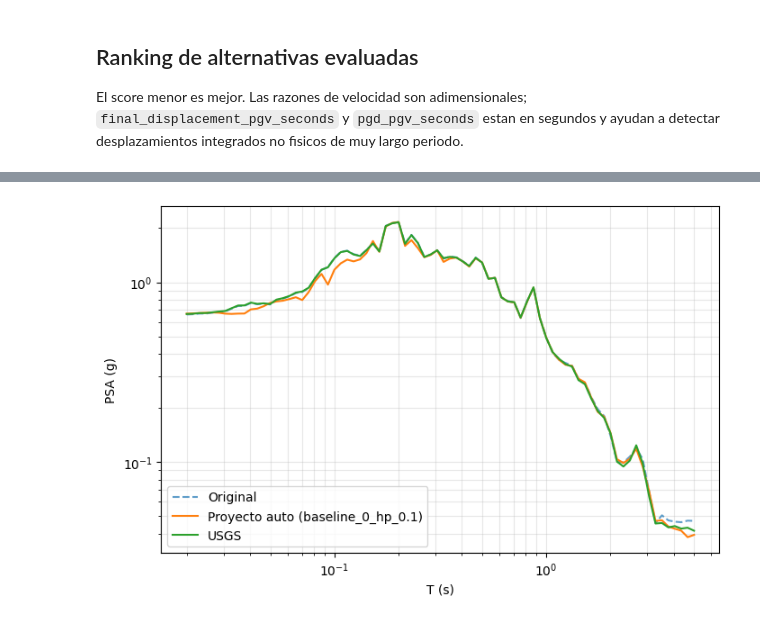
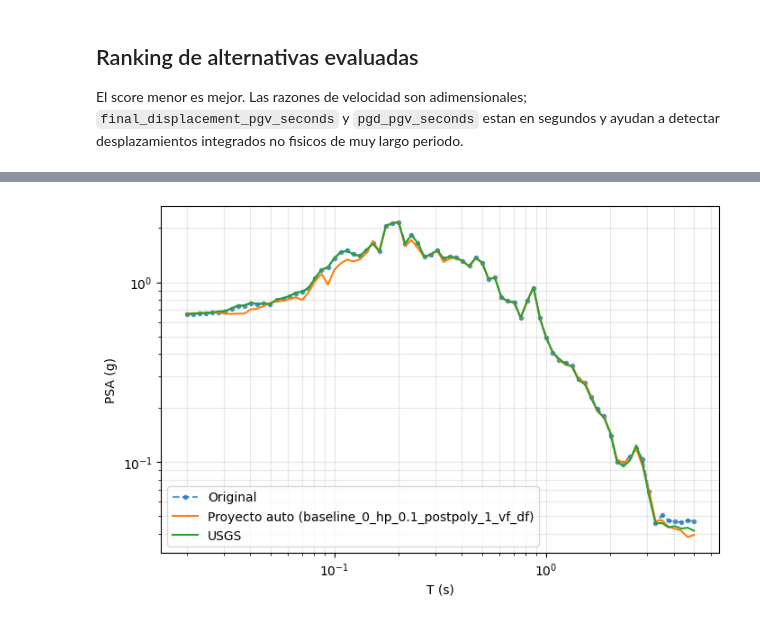
Before and after one commit to joelefrain/SignalProcessor, a Jupyter notebook: notebooks/01_correccion_senales.ipynb, the cells around one changed output, grey strips where cells are left out. Drawn from its saved outputs; the diff is of its cells as text; code cells hidden in the pictures.

```diff
--- a/notebooks/01_correccion_senales.ipynb
+++ b/notebooks/01_correccion_senales.ipynb
@@ -60,5 +67,19 @@ El flujo automatizado sigue el marco teorico de correccion de senales:
 # %%
-recommendation = recommend_correction_method(raw, t_min=0.05, t_max=3.0, snr_threshold=3.0)
+# Familias de filtro que entran al barrido automatico.
+# Opciones canonicas: 'butterworth', 'cheby1', 'cheby2', 'ellip', 'bessel'.
+# Tambien acepta alias: 'all'/'todas' para todas, 'chebyshev', 'chevyshev', 'elliptic', etc.
+FILTER_TYPES_RECOMMENDATION = 'butterworth'
+# Ejemplos:
+# FILTER_TYPES_RECOMMENDATION = 'bessel'
+# FILTER_TYPES_RECOMMENDATION = ['butterworth', 'bessel']
+
+recommendation = recommend_correction_method(
+    raw,
+    t_min=0.01,
+    t_max=3.0,
+    snr_threshold=3.0,
+    filter_types=FILTER_TYPES_RECOMMENDATION,
+)
 params = recommendation.parameter_suggestion
 recommended = recommendation.best
 result = recommended.result
@@ -246,16 +347,16 @@ fig.tight_layout()
 # %%
 periods = np.geomspace(0.02, 5.0, 80)
 spec_raw = response_spectrum(raw, periods)
 spec_project = response_spectrum(project_acc, periods)
 spec_usgs = response_spectrum(reference_acc, periods)
 
 plt.figure(figsize=(8, 5))
-plt.loglog(spec_raw.periods, spec_raw.sa, '--', alpha=0.7, label='Original')
+plt.loglog(spec_raw.periods, spec_raw.sa, '--', alpha=0.7, label='Original', marker='o', markersize=3)
 plt.loglog(spec_project.periods, spec_project.sa, label=project_label)
 plt.loglog(spec_usgs.periods, spec_usgs.sa, label='USGS')
 plt.xlabel('T (s)')
 plt.ylabel('PSA (g)')
 plt.grid(True, which='both', alpha=0.3)
 plt.legend();
 # %% [output]
-[figure, old version]
+[figure, new version]
```
Also changed, not shown: parts of 9 cells of this notebook, 9 other files.
